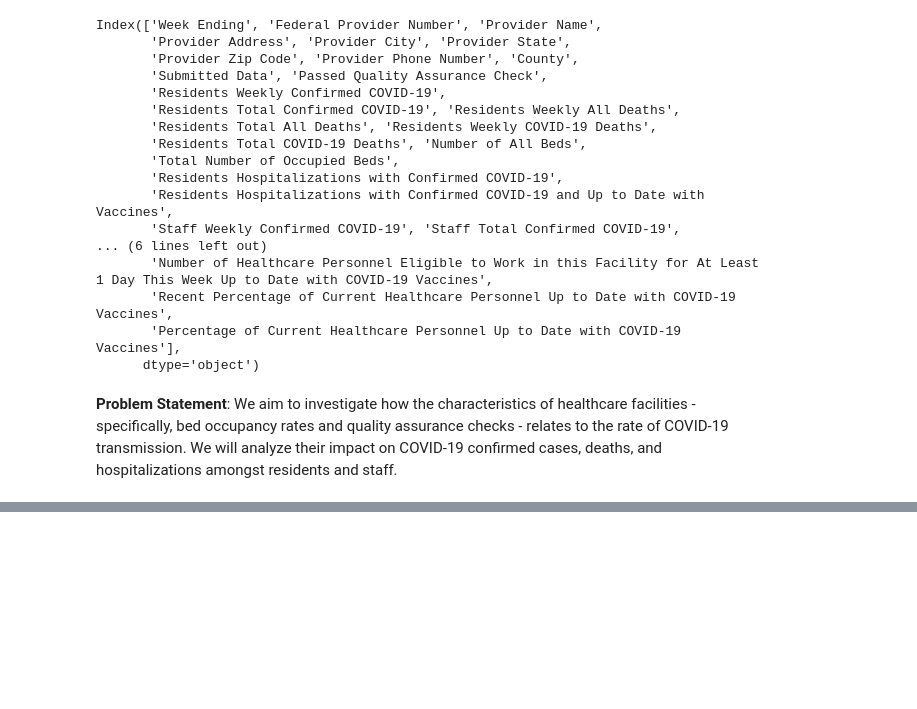
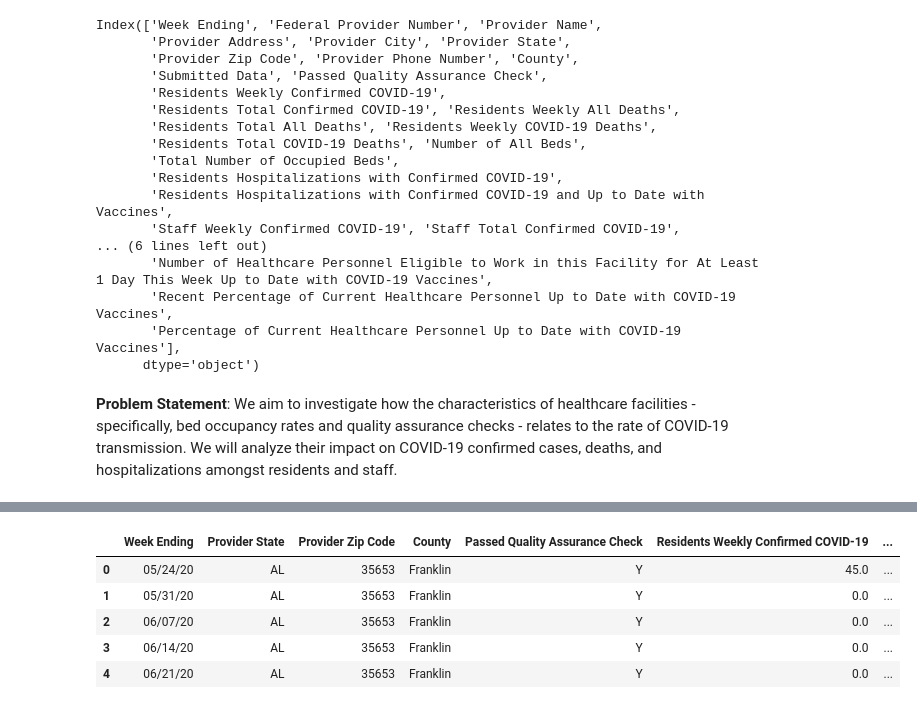
Before and after one commit to heiditam/covid19_nursing_home, a Jupyter notebook: data_exploration.ipynb, the cells around one changed output, grey strips where cells are left out. Drawn from its saved outputs; the diff is of its cells as text; code cells hidden in the pictures; blank space fills up the shorter version.

```diff
--- a/data_exploration.ipynb
+++ b/data_exploration.ipynb
@@ -44,0 +94,11 @@ Index(['Week Ending', 'Federal Provider Number', 'Provider Name',
+# %%
+# Drop metadata
+dropped_metadata = without_identifiers.drop(columns = ['Submitted Data'])
+dropped_metadata.head()
+# %% [output]
+|  | Week Ending | Provider State | Provider Zip Code | County | Passed Quality Assurance Check | Residents Weekly Confirmed COVID-19 | ... |
+| 0 | 05/24/20 | AL | 35653 | Franklin | Y | 45.0 | ... |
+| 1 | 05/31/20 | AL | 35653 | Franklin | Y | 0.0 | ... |
+| 2 | 06/07/20 | AL | 35653 | Franklin | Y | 0.0 | ... |
+| 3 | 06/14/20 | AL | 35653 | Franklin | Y | 0.0 | ... |
+| 4 | 06/21/20 | AL | 35653 | Franklin | Y | 0.0 | ... |
```
Also changed, not shown: parts of 8 cells of this notebook.
